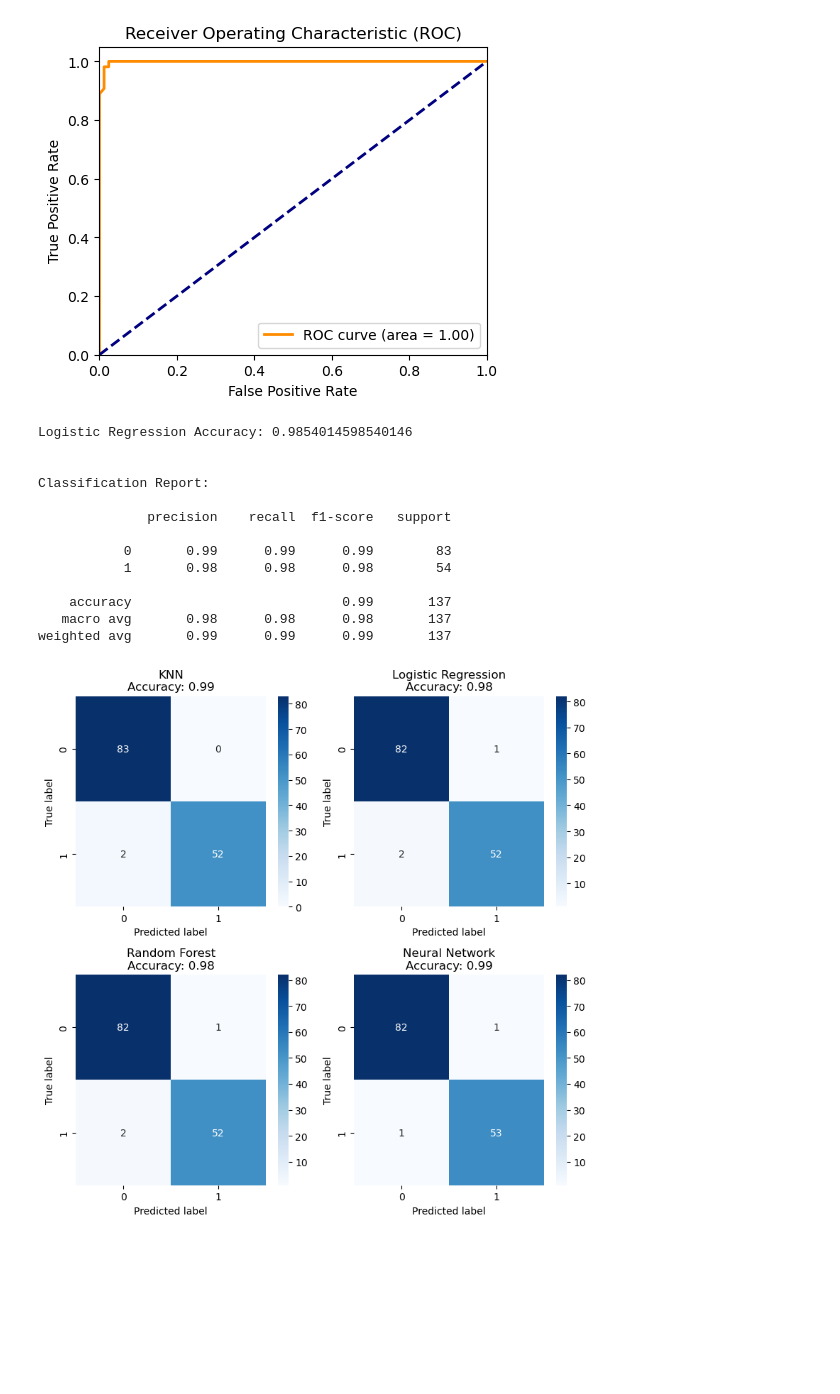
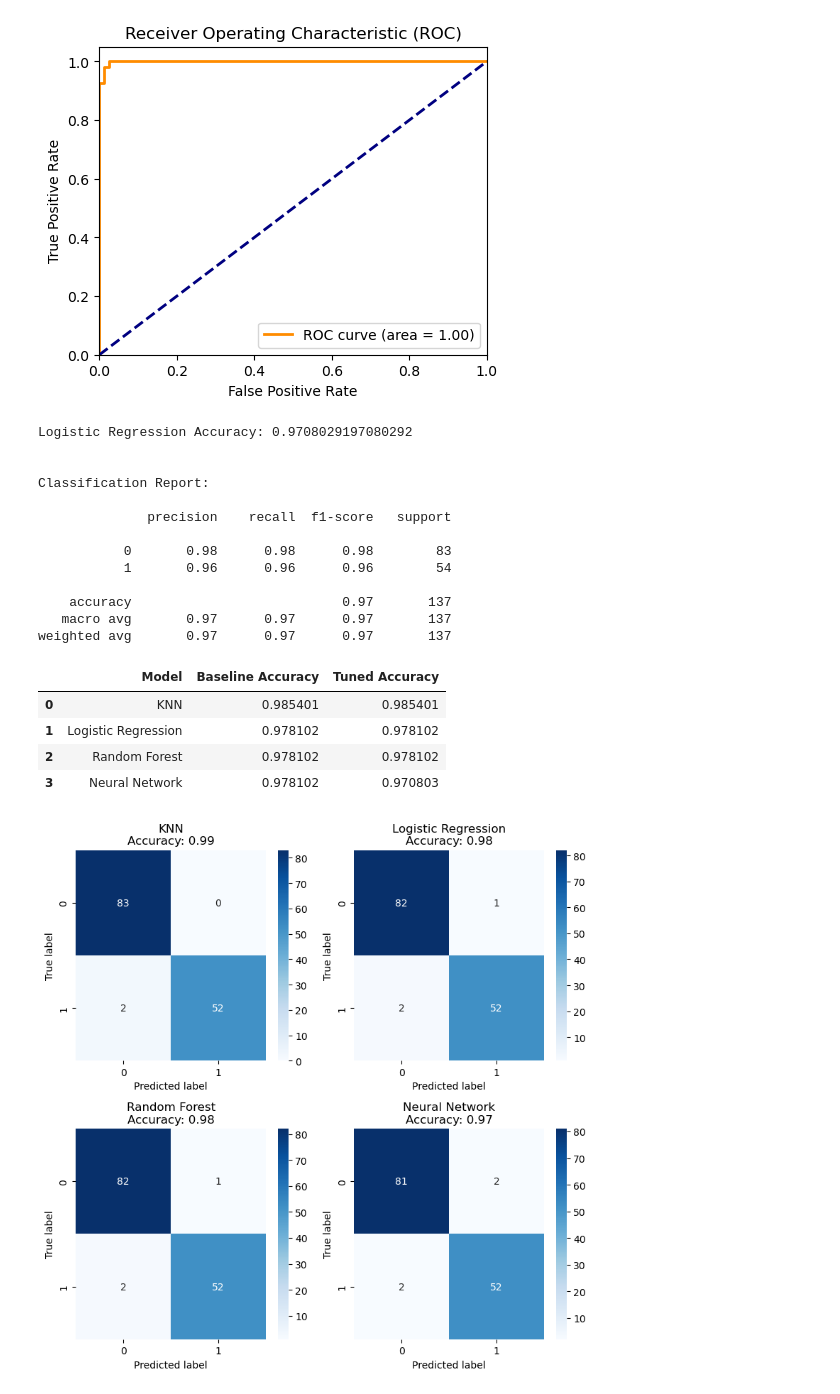
Before and after one commit to sarvesh-selvam/Breast-Cancer-Prediction, a Jupyter notebook: Breast Cancer Prediction (Code).ipynb, the cells around one changed output. Saved outputs shown, nothing was run; the diff lists cells and outputs as text; code cells hidden in the pictures; blank space fills up the shorter version.

```diff
--- a/Breast Cancer Prediction (Code).ipynb
+++ b/Breast Cancer Prediction (Code).ipynb
@@ -601,7 +589,7 @@ plt.show()
 # %%
 # Logistic Regression
 
-lr_model = LogisticRegression(max_iter=10000, C=10)
+lr_model = LogisticRegression(max_iter=10000, C=1)
 
 lr_model.fit(X_train, y_train)
 
@@ -652,7 +640,7 @@ plt.show()
 # %%
 # Random Forest Classifier
 
-rf_model = RandomForestClassifier(criterion='gini', max_depth=27)
+rf_model = RandomForestClassifier(criterion='gini', max_depth=49)
 
 rf_model.fit(X_train, y_train)
 rf_pred_new = rf_model.predict(X_test)
@@ -702,7 +690,7 @@ plt.show()
 # %%
 # Neural Network Classifier
 
-nn_model = MLPClassifier()
+nn_model = MLPClassifier(activation='logistic', learning_rate_init=0.01, hidden_layer_sizes=100)
 
 nn_model.fit(X_train, y_train)
 nn_pred_new = nn_model.predict(X_test)
@@ -715,19 +703,41 @@ print('\n')
 print('Classification Report:\n')
 print(nn_report_new )
 # %% [output]
-Logistic Regression Accuracy: 0.9854014598540146
+Logistic Regression Accuracy: 0.9708029197080292
 
 
 Classification Report:
 
               precision    recall  f1-score   support
 
-           0       0.99      0.99      0.99        83
-           1       0.98      0.98      0.98        54
+           0       0.98      0.98      0.98        83
+           1       0.96      0.96      0.96        54
 
-    accuracy                           0.99       137
-   macro avg       0.98      0.98      0.98       137
-weighted avg       0.99      0.99      0.99       137
+    accuracy                           0.97       137
+   macro avg       0.97      0.97      0.97       137
+weighted avg       0.97      0.97      0.97       137
+# %%
+model_names = ['KNN', 'Logistic Regression', 'Random Forest', 'Neural Network']
+
+# Define old and new accuracy scores
+old_accuracies = [knn_accuracy, lr_accuracy, rf_accuracy, nn_accuracy]
+new_accuracies = [knn_accuracy_new, lr_accuracy_new, rf_accuracy_new, nn_accuracy_new]
+
+# Create DataFrame
+accuracy_df = pd.DataFrame({
+    'Model': model_names,
+    'Baseline Accuracy': old_accuracies,
+    'Tuned Accuracy': new_accuracies
+})
+
+# Display DataFrame
+accuracy_df
+# %% [output]
+|  | Model | Baseline Accuracy | Tuned Accuracy |
+| 0 | KNN | 0.985401 | 0.985401 |
+| 1 | Logistic Regression | 0.978102 | 0.978102 |
+| 2 | Random Forest | 0.978102 | 0.978102 |
+| 3 | Neural Network | 0.978102 | 0.970803 |
 # %%
 # Confusion Matrices
 knn_cm = confusion_matrix(y_test, knn_pred_new)
```
Also changed, not shown: parts of 7 cells of this notebook.
